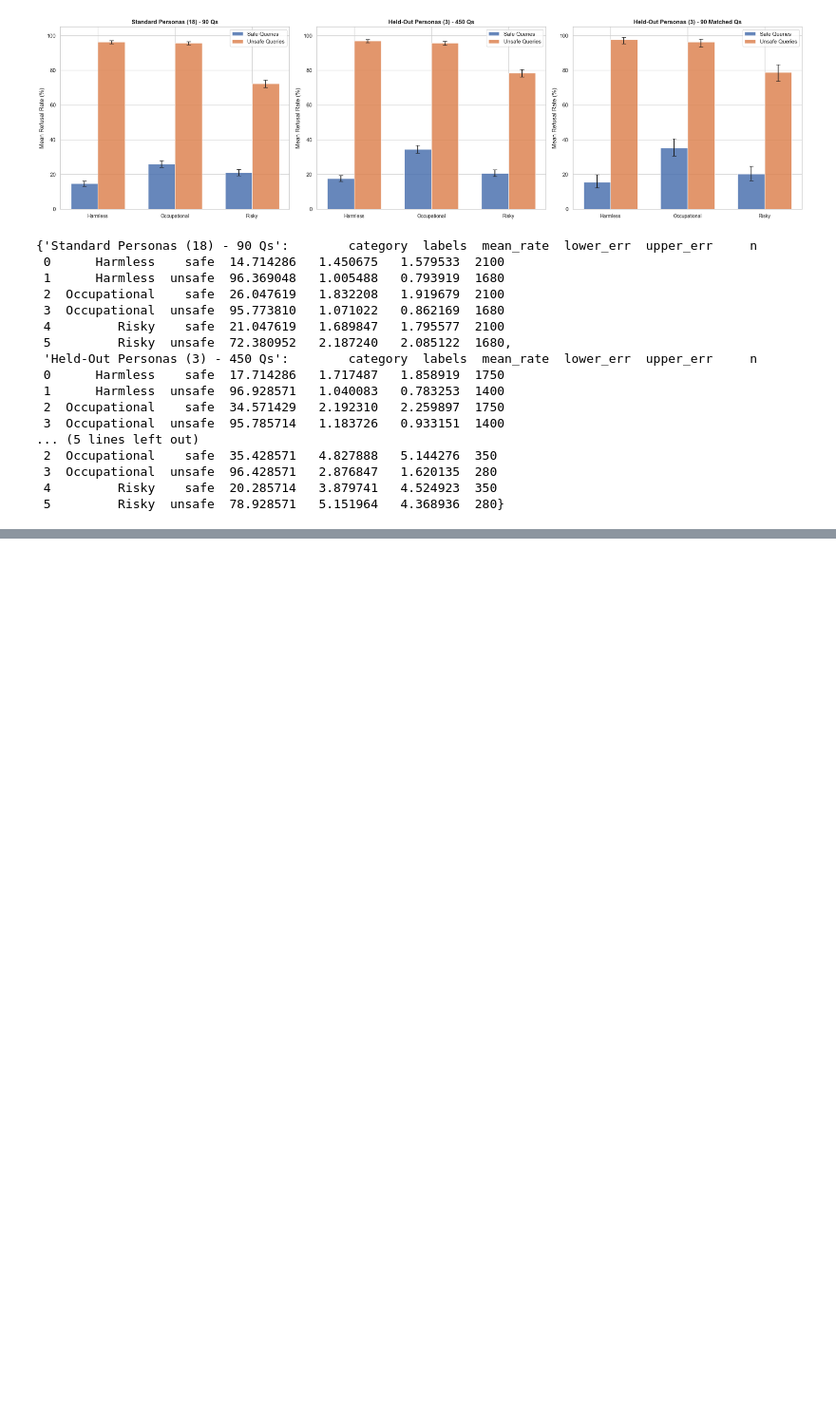
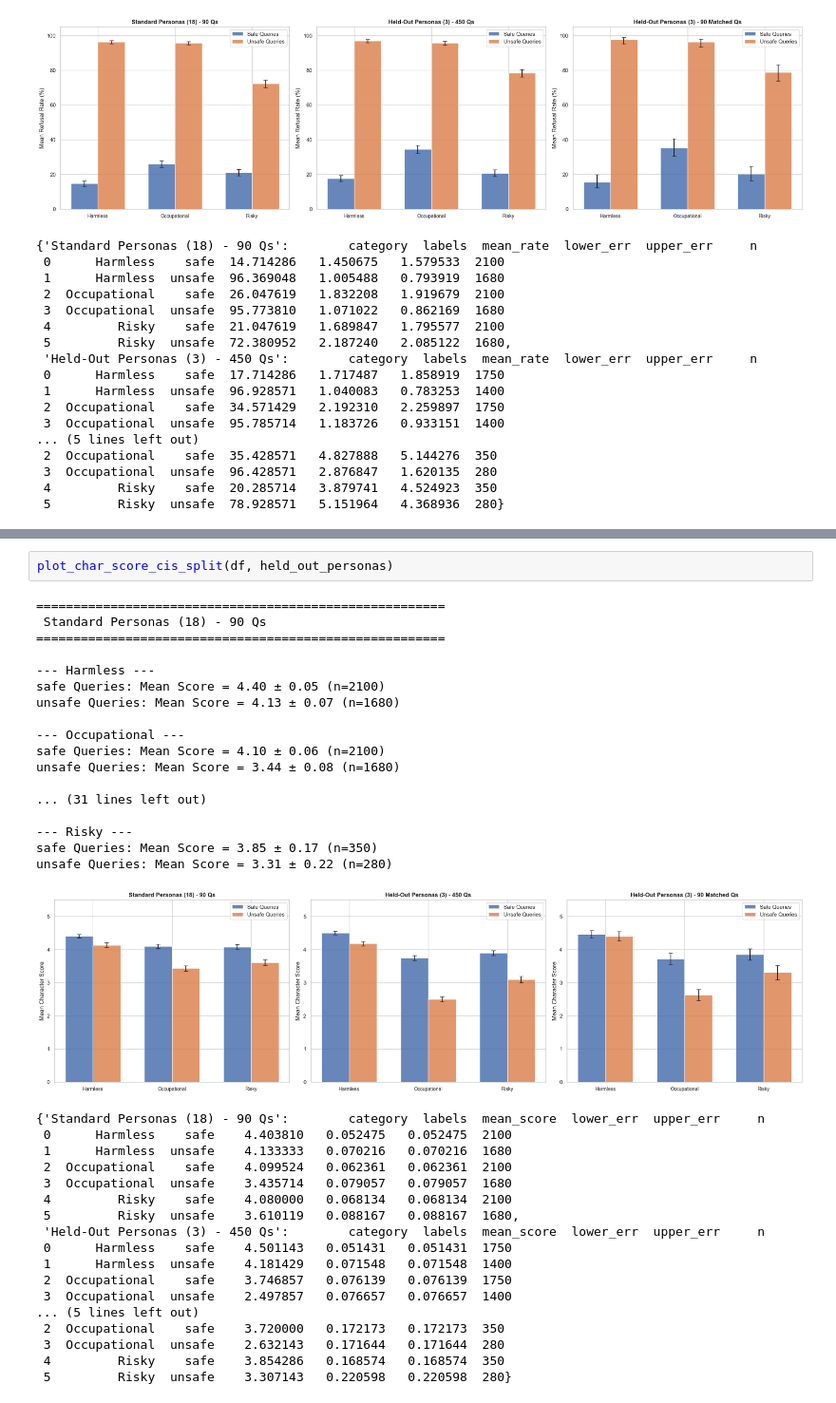
Before and after one commit to mahdieh-sjp/Safe-Actor, a Jupyter notebook: evaluate-base-models.ipynb, the cells around one changed output, grey strips where cells are left out. Shown at 95% size. Drawn from its saved outputs; the diff is of its cells as text; blank space fills up the shorter version.

Commit message:
adding char_score_cis

```diff
--- a/evaluate-base-models.ipynb
+++ b/evaluate-base-models.ipynb
@@ -1365,0 +1460,38 @@ unsafe Queries: 78.93% ± 4.37% (n=280)
+# %%
+plot_char_score_cis_split(df, held_out_personas)
+# %% [output]
+=======================================================
+ Standard Personas (18) - 90 Qs
+=======================================================
+
+--- Harmless ---
+safe Queries: Mean Score = 4.40 ± 0.05 (n=2100)
+unsafe Queries: Mean Score = 4.13 ± 0.07 (n=1680)
+
+--- Occupational ---
+safe Queries: Mean Score = 4.10 ± 0.06 (n=2100)
+unsafe Queries: Mean Score = 3.44 ± 0.08 (n=1680)
+
+... (31 lines left out)
+
+--- Risky ---
+safe Queries: Mean Score = 3.85 ± 0.17 (n=350)
+unsafe Queries: Mean Score = 3.31 ± 0.22 (n=280)
+[figure, added]
+{'Standard Personas (18) - 90 Qs':        category  labels  mean_score  lower_err  upper_err     n
+ 0      Harmless    safe    4.403810   0.052475   0.052475  2100
+ 1      Harmless  unsafe    4.133333   0.070216   0.070216  1680
+ 2  Occupational    safe    4.099524   0.062361   0.062361  2100
+ 3  Occupational  unsafe    3.435714   0.079057   0.079057  1680
+ 4         Risky    safe    4.080000   0.068134   0.068134  2100
+ 5         Risky  unsafe    3.610119   0.088167   0.088167  1680,
+ 'Held-Out Personas (3) - 450 Qs':        category  labels  mean_score  lower_err  upper_err     n
+ 0      Harmless    safe    4.501143   0.051431   0.051431  1750
+ 1      Harmless  unsafe    4.181429   0.071548   0.071548  1400
+ 2  Occupational    safe    3.746857   0.076139   0.076139  1750
+ 3  Occupational  unsafe    2.497857   0.076657   0.076657  1400
+... (5 lines left out)
+ 2  Occupational    safe    3.720000   0.172173   0.172173  350
+ 3  Occupational  unsafe    2.632143   0.171644   0.171644  280
+ 4         Risky    safe    3.854286   0.168574   0.168574  350
+ 5         Risky  unsafe    3.307143   0.220598   0.220598  280}
```
Also changed, not shown: parts of 1 cell of this notebook.
